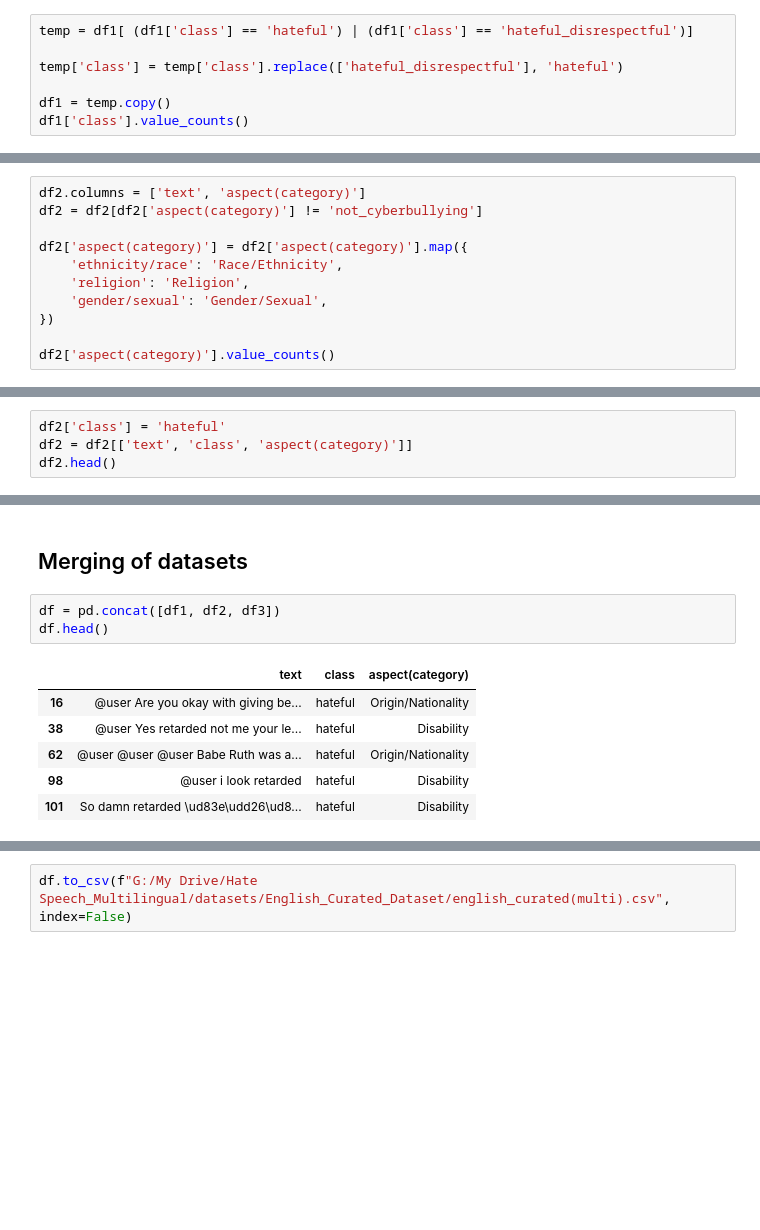
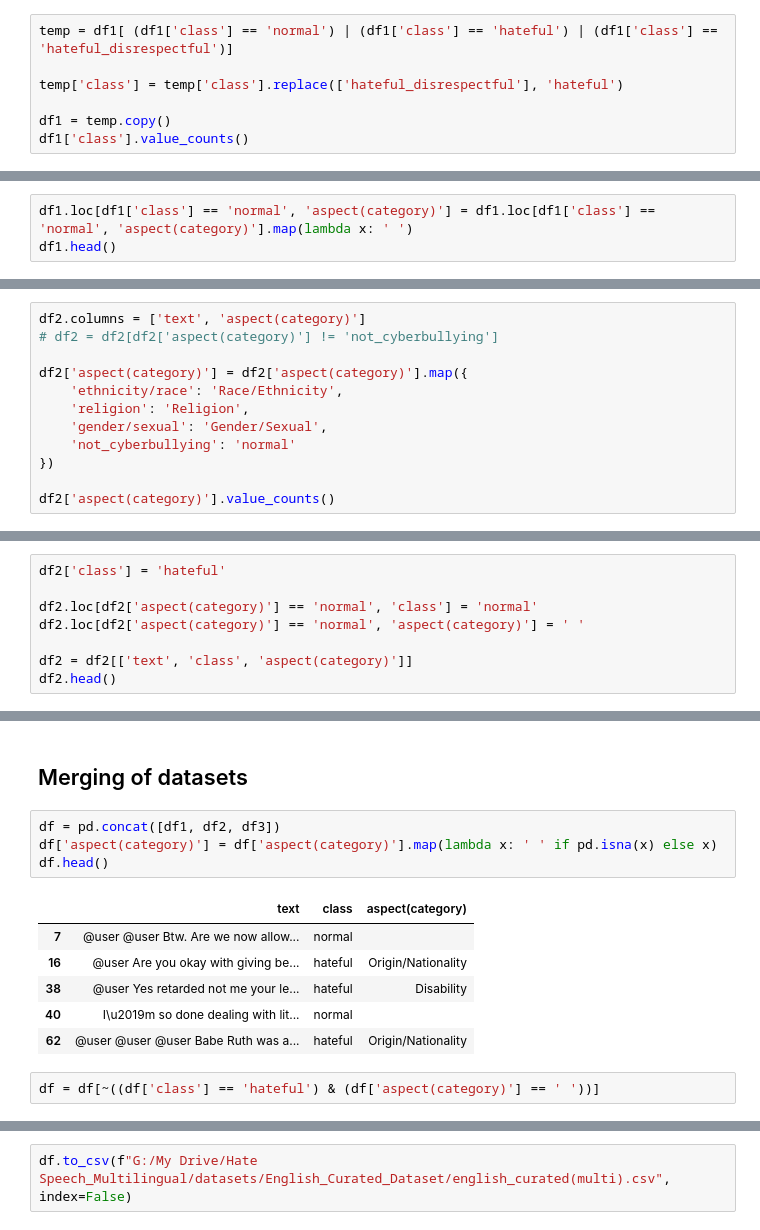
Before and after one commit to AbdulManaf12/Hate-Speech-Detection, a Jupyter notebook: Dataset Statistics/dataset_merging (multi dataset).ipynb, the cells around one changed output, grey strips where cells are left out. Saved outputs shown, nothing was run; the diff lists cells and outputs as text; blank space fills up the shorter version.

```diff
--- a/Dataset Statistics/dataset_merging (multi dataset).ipynb
+++ b/Dataset Statistics/dataset_merging (multi dataset).ipynb
@@ -31,7 +31,7 @@ df1.head()
 | 3 | @user queue is fucking retarded i... | offensive_hateful | disability |
 | 4 | @user Que ce ne soit pas des Buru... | hateful_normal | origin |
 # %%
-temp = df1[ (df1['class'] == 'hateful') | (df1['class'] == 'hateful_disrespectful')]
+temp = df1[ (df1['class'] == 'normal') | (df1['class'] == 'hateful') | (df1['class'] == 'hateful_disrespectful')]
 
 temp['class'] = temp['class'].replace(['hateful_disrespectful'], 'hateful')
 
@@ -57,0 +50,3 @@ df1.head()
+# %%
+df1.loc[df1['class'] == 'normal', 'aspect(category)'] = df1.loc[df1['class'] == 'normal', 'aspect(category)'].map(lambda x: ' ')
+df1.head()
@@ -121,11 +134,12 @@ df2.head()
 # %%
 df2.columns = ['text', 'aspect(category)']
-df2 = df2[df2['aspect(category)'] != 'not_cyberbullying']
+# df2 = df2[df2['aspect(category)'] != 'not_cyberbullying']
 
 df2['aspect(category)'] = df2['aspect(category)'].map({
     'ethnicity/race': 'Race/Ethnicity',
     'religion': 'Religion',
     'gender/sexual': 'Gender/Sexual',
+    'not_cyberbullying': 'normal'
 })
 
 df2['aspect(category)'].value_counts()
@@ -137,6 +152,10 @@ Religion          15990
 Name: count, dtype: int64
 # %%
 df2['class'] = 'hateful'
+
+df2.loc[df2['aspect(category)'] == 'normal', 'class'] = 'normal'
+df2.loc[df2['aspect(category)'] == 'normal', 'aspect(category)'] = ' '
+
 df2 = df2[['text', 'class', 'aspect(category)']]
 df2.head()
 # %% [output]
@@ -191,14 +226,17 @@ df3.head()
 ## Merging of datasets
 # %%
 df = pd.concat([df1, df2, df3])
+df['aspect(category)'] = df['aspect(category)'].map(lambda x: ' ' if pd.isna(x) else x)
 df.head()
 # %% [output]
 |  | text | class | aspect(category) |
+| 7 | @user @user Btw. Are we now allow... | normal |  |
 | 16 | @user Are you okay with giving be... | hateful | Origin/Nationality |
 | 38 | @user Yes retarded not me your le... | hateful | Disability |
+| 40 | I\u2019m so done dealing with lit... | normal |  |
 | 62 | @user @user @user Babe Ruth was a... | hateful | Origin/Nationality |
-| 98 | @user i look retarded | hateful | Disability |
-| 101 | So damn retarded \ud83e\udd26\ud8... | hateful | Disability |
+# %%
+df = df[~((df['class'] == 'hateful') & (df['aspect(category)'] == ' '))]
 # %%
 df['class'].value_counts()
 # %% [output]
```
Also changed, not shown: parts of 17 cells of this notebook.
